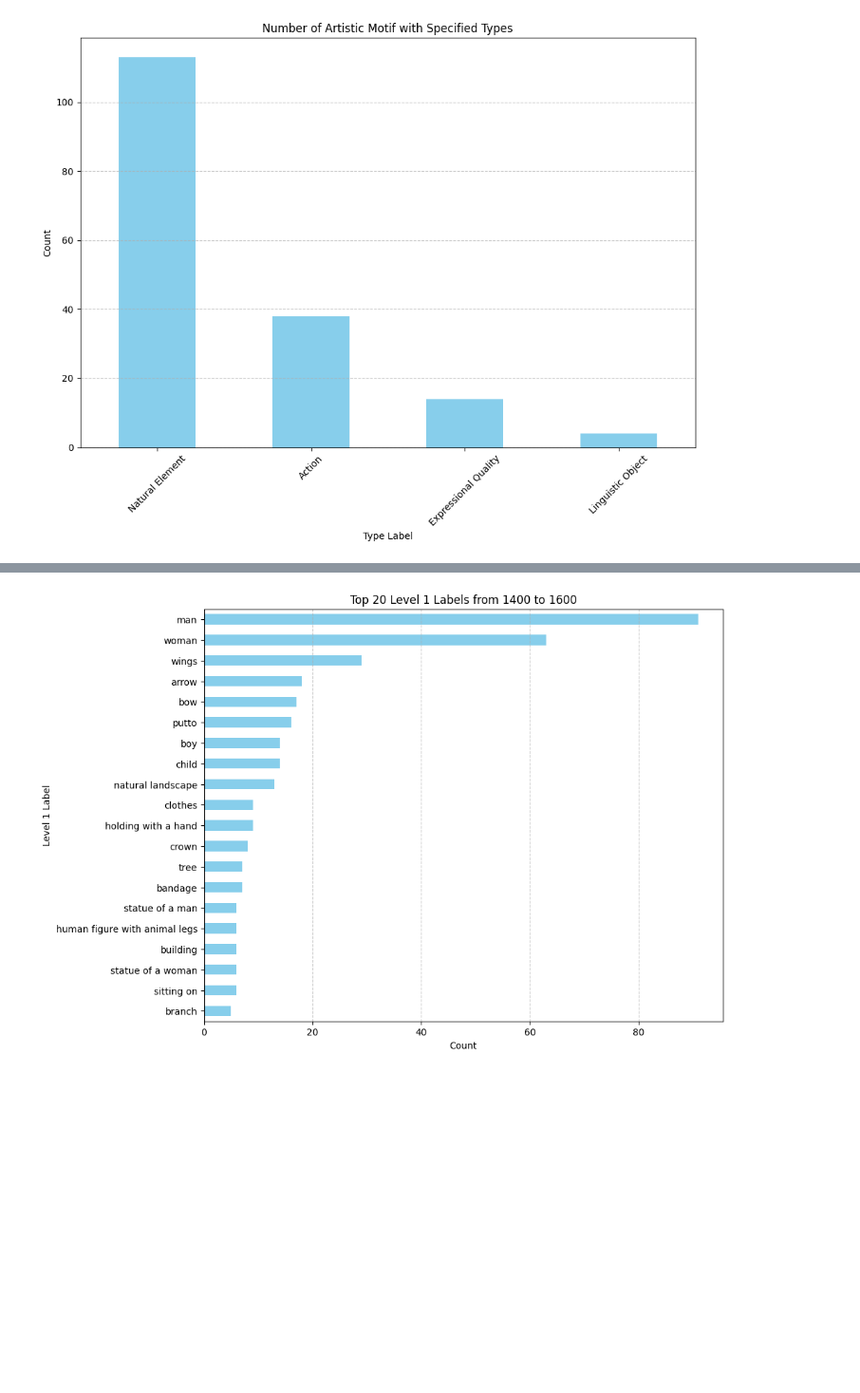
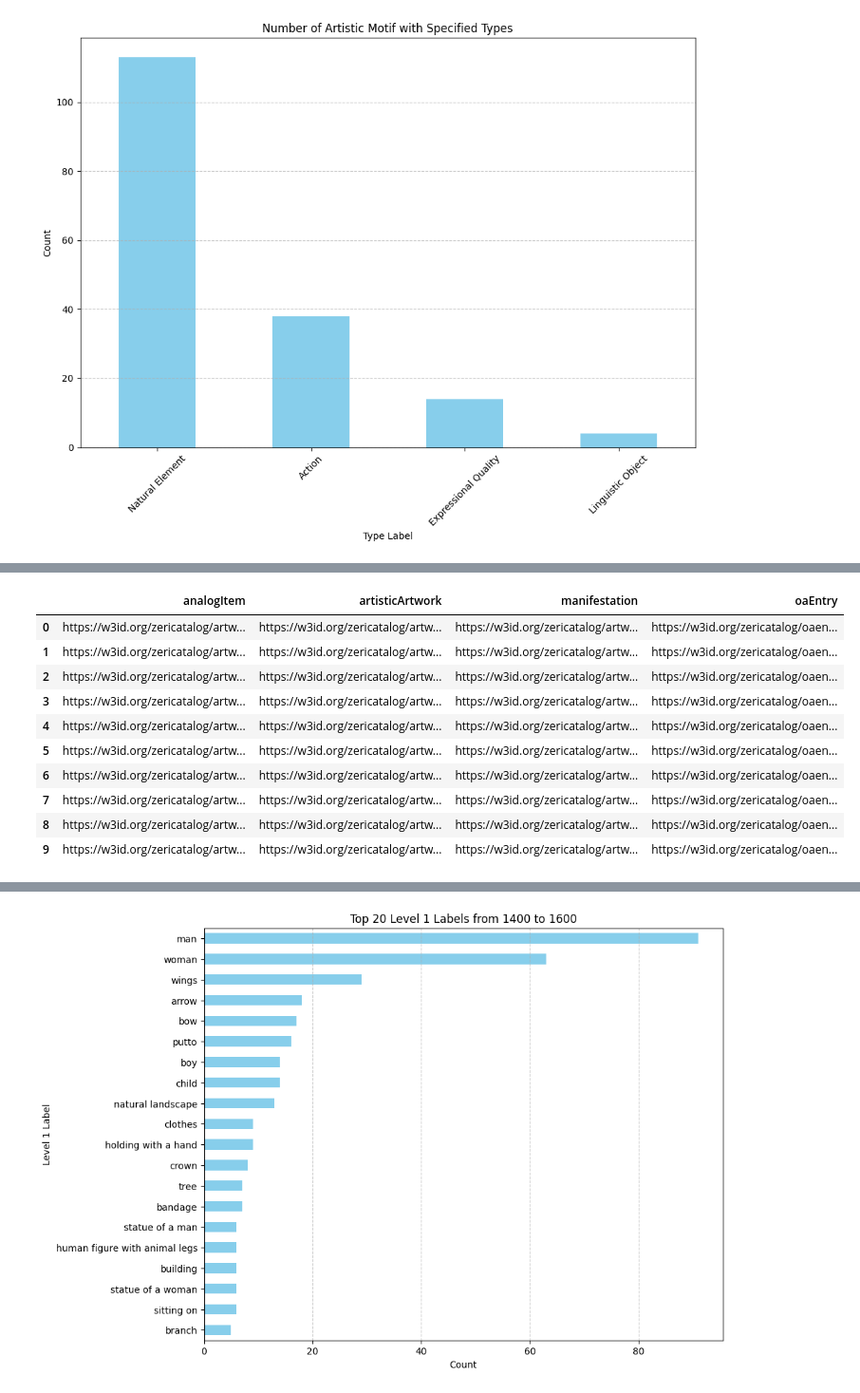
Before and after one commit to sterenz/IconoGraph, a Jupyter notebook: IconoGraph_EDA.ipynb, the cells around one changed output, grey strips where cells are left out. Shown: that part at 95% size. Drawn from its saved outputs; the diff is of its cells as text; code cells hidden in the pictures; blank space fills up the shorter version.

```diff
--- a/IconoGraph_EDA.ipynb
+++ b/IconoGraph_EDA.ipynb
@@ -857,0 +942,18 @@ Let's now try to ask the more specific question about our time span.
+# %%
+# Define the SPARQL query
+query = """
+    SELECT DISTINCT ?class_uri
+    WHERE {
+        ?anything a ?class_uri .
+    } LIMIT 10
+"""
+
+# Prepare the SPARQL query
+query_obj = prepareQuery(query)
+
+# Execute the query and retrieve the results
+lists_classes = zeri_graph.query(query_obj)
+
+# Uncomment the two following lines to see the list of classes
+for row in lists_classes:
+    print(row['class_uri'])
@@ -857,0 +1161,66 @@ Let's now try to ask the more specific question about our time span.
+# %%
+# Define the SPARQL query
+query = """
+    PREFIX zeri1: <http://www.w3.org/ns/prov-o#>
+    PREFIX pro: <http://purl.org/spar/pro/>
+    PREFIX : <http://www.essepuntato.it/2014/03/fentry-abox/>
+    PREFIX fentry: <http://www.essepuntato.it/2014/03/fentry/>
+    PREFIX owl: <http://www.w3.org/2002/07/owl#>
+    PREFIX oaentry: <http://purl.org/emmedi/oaentry/>
+    PREFIX crm: <http://www.cidoc-crm.org/cidoc-crm/>
+    PREFIX rdf: <http://www.w3.org/1999/02/22-rdf-syntax-ns#>
+    PREFIX rdfs: <http://www.w3.org/2000/01/rdf-schema#>
+    PREFIX frbr: <http://purl.org/vocab/frbr/core#>
+    PREFIX prov: <http://www.w3.org/ns/prov#>
+    PREFIX fabio: <http://purl.org/spar/fabio/>
+    PREFIX ti: <http://www.ontologydesignpatterns.org/cp/owl/timeinterval.owl#>
+    PREFIX dc: <http://purl.org/dc/elements/1.1/>
+    PREFIX emmedi: <http://purl.org/emmedi/>
+    PREFIX hico: <http://purl.org/emmedi/hico/>
+    PREFIX terms: <http://purl.org/dc/terms/>
+    PREFIX xsd: <http://www.w3.org/2001/XMLSchema#>
+
+SELECT DISTINCT ?oaEntry ?artisticArtwork ?manifestation ?analogItem
+WHERE {
+
+    ?oaEntry a oaentry:OAEntry .
+
+    ?artisticArtwork a fabio:ArtisticWork;
+                     fabio:hasManifestation ?manifestation.
+
+    ?analogItem a fabio:AnalogItem .
+
+    ?manifestation ?p ?analogItem .
+
+} LIMIT 10
+
+"""
+
+try:
+    # Prepare the SPARQL query
+    query_obj = prepareQuery(query)
+
+    # Execute the query and retrieve the results
+    results = zeri_graph.query(query_obj)
+
+    if results:
+        # Convert SPARQL results to a pandas DataFrame
+        df = pd.DataFrame(results.bindings)
+
+
+except Exception as e:
+    print("An error occurred:", e)
+
+df
+# %% [output]
+|  | analogItem | artisticArtwork | manifestation | oaEntry |
+| 0 | https://w3id.org/zericatalog/artw... | https://w3id.org/zericatalog/artw... | https://w3id.org/zericatalog/artw... | https://w3id.org/zericatalog/oaen... |
+| 1 | https://w3id.org/zericatalog/artw... | https://w3id.org/zericatalog/artw... | https://w3id.org/zericatalog/artw... | https://w3id.org/zericatalog/oaen... |
+| 2 | https://w3id.org/zericatalog/artw... | https://w3id.org/zericatalog/artw... | https://w3id.org/zericatalog/artw... | https://w3id.org/zericatalog/oaen... |
+| 3 | https://w3id.org/zericatalog/artw... | https://w3id.org/zericatalog/artw... | https://w3id.org/zericatalog/artw... | https://w3id.org/zericatalog/oaen... |
+| 4 | https://w3id.org/zericatalog/artw... | https://w3id.org/zericatalog/artw... | https://w3id.org/zericatalog/artw... | https://w3id.org/zericatalog/oaen... |
+| 5 | https://w3id.org/zericatalog/artw... | https://w3id.org/zericatalog/artw... | https://w3id.org/zericatalog/artw... | https://w3id.org/zericatalog/oaen... |
+| 6 | https://w3id.org/zericatalog/artw... | https://w3id.org/zericatalog/artw... | https://w3id.org/zericatalog/artw... | https://w3id.org/zericatalog/oaen... |
+| 7 | https://w3id.org/zericatalog/artw... | https://w3id.org/zericatalog/artw... | https://w3id.org/zericatalog/artw... | https://w3id.org/zericatalog/oaen... |
+| 8 | https://w3id.org/zericatalog/artw... | https://w3id.org/zericatalog/artw... | https://w3id.org/zericatalog/artw... | https://w3id.org/zericatalog/oaen... |
+| 9 | https://w3id.org/zericatalog/artw... | https://w3id.org/zericatalog/artw... | https://w3id.org/zericatalog/artw... | https://w3id.org/zericatalog/oaen... |
```
Also changed, not shown: parts of 58 cells of this notebook, 3 other files.
